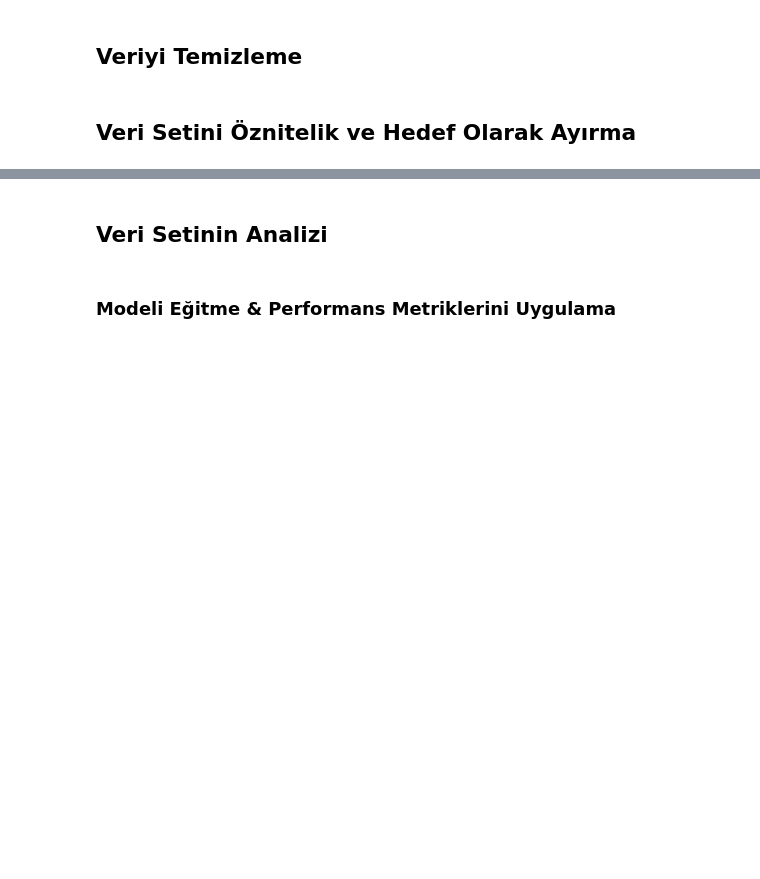
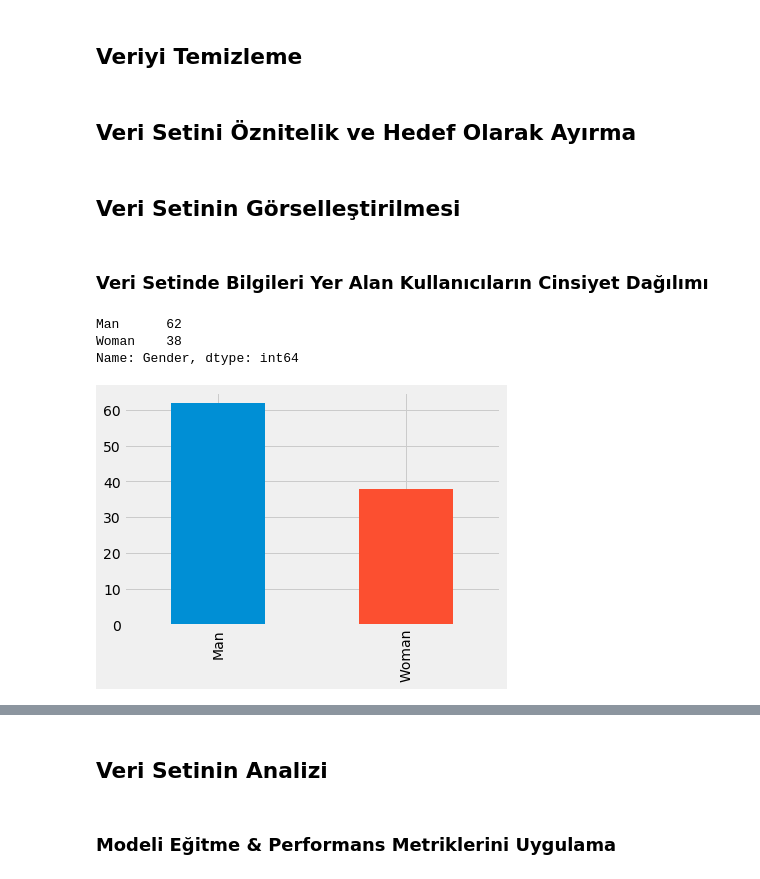
Before and after one commit to suleSyl/Tahminleme, a Jupyter notebook: Tahminleme.ipynb, the cells around one changed output, grey strips where cells are left out. Drawn from its saved outputs; the diff is of its cells as text; code cells hidden in the pictures; blank space fills up the shorter version.

Commit message:
Create charts to visualize the initial data set

```diff
--- a/Tahminleme.ipynb
+++ b/Tahminleme.ipynb
@@ -55,3 +55,15 @@ dataset=dataset.dropna(axis=0, how='any')
 dataset2 = dataset.iloc[:,9:58]   # Analizde kullanılacak veriler ayrı bir dataset e alınır.
 X = dataset2.iloc[:, :-1].values  # X matrisi ile y vektörü oluşturulur.
 y = dataset2.iloc[:, -1].values
+# %% [markdown]
+## Veri Setinin Görselleştirilmesi
+# %% [markdown]
+### Veri Setinde Bilgileri Yer Alan Kullanıcıların Cinsiyet Dağılımı
+# %%
+dataset["Gender"].value_counts().plot(kind="bar")
+print(dataset["Gender"].value_counts())
+# %% [output]
+Man      62
+Woman    38
+Name: Gender, dtype: int64
+[figure, added]
```
Also changed, not shown: parts of 10 cells of this notebook.
